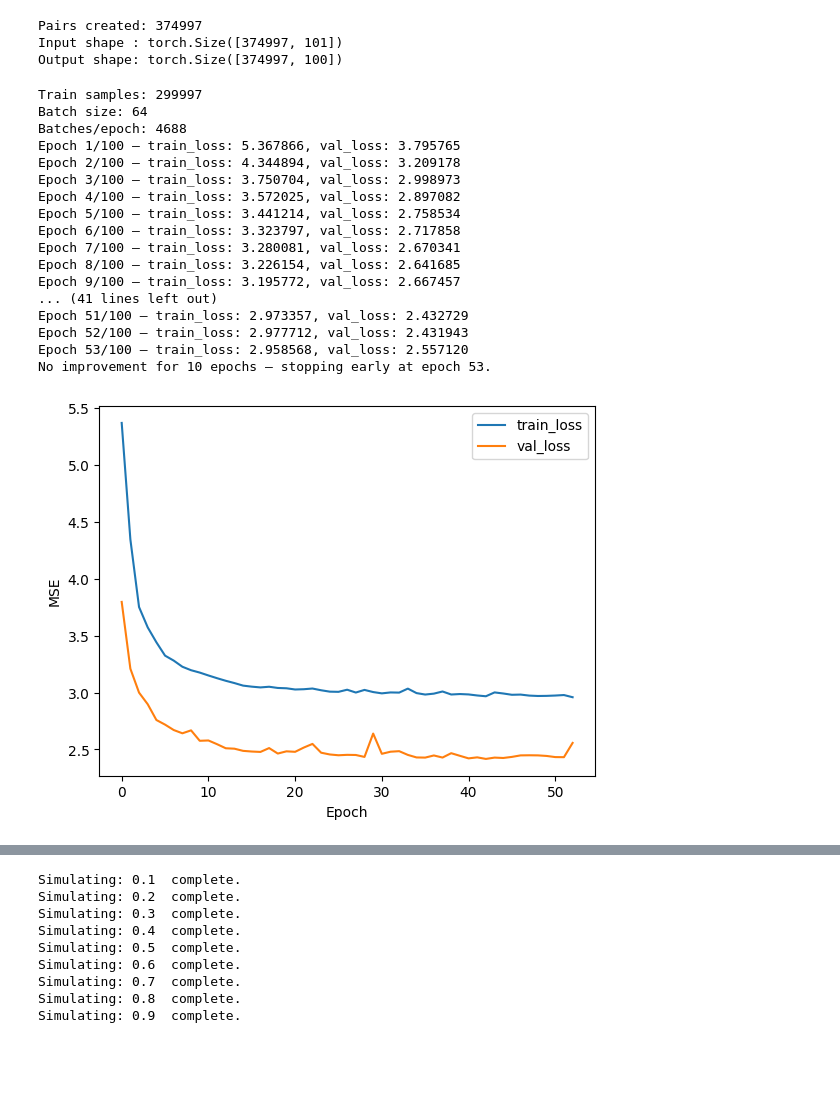
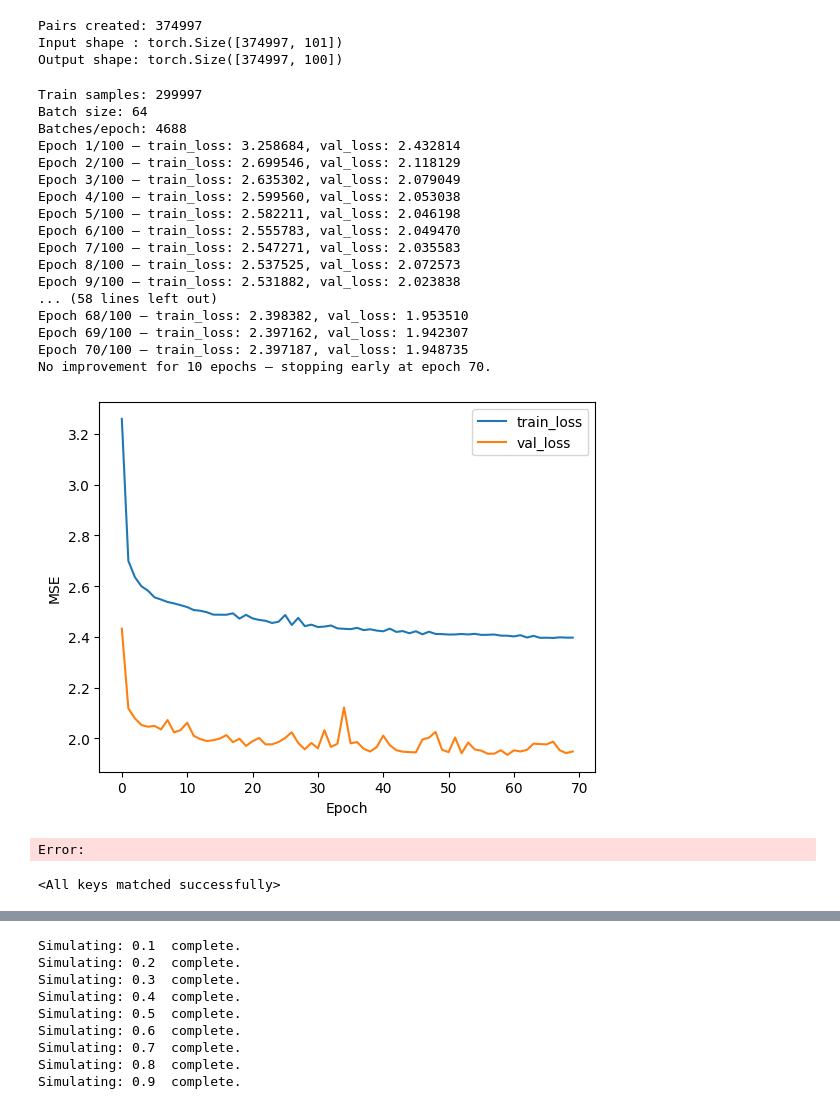
Before and after one commit to targinteanu/NeuralSystemID, a Jupyter notebook: neural_network_pytorch.ipynb, the cells around one changed output, grey strips where cells are left out. Drawn from its saved outputs; the diff is of its cells as text; code cells hidden in the pictures; blank space fills up the shorter version.

```diff
--- a/neural_network_pytorch.ipynb
+++ b/neural_network_pytorch.ipynb
@@ -137,7 +227,7 @@ test_size=0.2
 batch_size = 64
 input_size = X.shape[1] # set input_size equal to the width of tensor X
 output_size = Y.shape[1] # set output_size equal to the width of tensor Y
-model = NeuralNetwork(input_size, output_size)
+model = PairedDualConvNet(input_size, output_size)
 
 criterion = nn.MSELoss()
 optimizer = optim.Adam(model.parameters(), lr=0.001)
@@ -203,49 +293,55 @@ for epoch in range(num_epochs):
             Y_val_pred = model(X_val)
             l = criterion(Y_val_pred, Y_val)
             val_running += l.item() * X_val.size(0)
     epoch_val_loss = val_running / len(test_loader.dataset)
     val_losses.append(epoch_val_loss)
 
     print(f"Epoch {epoch+1}/{num_epochs} — train_loss: {epoch_train_loss:.6f}, val_loss: {epoch_val_loss:.6f}")
 
     # --- Early stopping ---
     if epoch_val_loss < best_val - 1e-9:
         best_val = epoch_val_loss
         no_improve = 0
         # Optionally save best model:
-        # torch.save(model.state_dict(), "best_model.pth")
+        torch.save(model.state_dict(), "neural_network_pytorch.pth")
     else:
         no_improve += 1
         if no_improve >= patience:
             print(f"No improvement for {patience} epochs — stopping early at epoch {epoch+1}.")
             break
 
 # After loop: plot train/val loss to inspect convergence
 plt.plot(train_losses, label='train_loss')
 plt.plot(val_losses, label='val_loss')
 plt.xlabel('Epoch')
 plt.ylabel('MSE')
 plt.legend()
 plt.show()
 # %% [output]
 Train samples: 299997
 Batch size: 64
 Batches/epoch: 4688
-Epoch 1/100 — train_loss: 5.367866, val_loss: 3.795765
-Epoch 2/100 — train_loss: 4.344894, val_loss: 3.209178
-Epoch 3/100 — train_loss: 3.750704, val_loss: 2.998973
-Epoch 4/100 — train_loss: 3.572025, val_loss: 2.897082
-Epoch 5/100 — train_loss: 3.441214, val_loss: 2.758534
-Epoch 6/100 — train_loss: 3.323797, val_loss: 2.717858
-Epoch 7/100 — train_loss: 3.280081, val_loss: 2.670341
-Epoch 8/100 — train_loss: 3.226154, val_loss: 2.641685
-Epoch 9/100 — train_loss: 3.195772, val_loss: 2.667457
-... (41 lines left out)
-Epoch 51/100 — train_loss: 2.973357, val_loss: 2.432729
-Epoch 52/100 — train_loss: 2.977712, val_loss: 2.431943
-Epoch 53/100 — train_loss: 2.958568, val_loss: 2.557120
-No improvement for 10 epochs — stopping early at epoch 53.
+Epoch 1/100 — train_loss: 3.258684, val_loss: 2.432814
+Epoch 2/100 — train_loss: 2.699546, val_loss: 2.118129
+Epoch 3/100 — train_loss: 2.635302, val_loss: 2.079049
+Epoch 4/100 — train_loss: 2.599560, val_loss: 2.053038
+Epoch 5/100 — train_loss: 2.582211, val_loss: 2.046198
+Epoch 6/100 — train_loss: 2.555783, val_loss: 2.049470
+Epoch 7/100 — train_loss: 2.547271, val_loss: 2.035583
+Epoch 8/100 — train_loss: 2.537525, val_loss: 2.072573
+Epoch 9/100 — train_loss: 2.531882, val_loss: 2.023838
+... (58 lines left out)
+Epoch 68/100 — train_loss: 2.398382, val_loss: 1.953510
+Epoch 69/100 — train_loss: 2.397162, val_loss: 1.942307
+Epoch 70/100 — train_loss: 2.397187, val_loss: 1.948735
+No improvement for 10 epochs — stopping early at epoch 70.
-[figure, old version]
+[figure, new version]
+Error:
+# %%
+# load best model
+model.load_state_dict(torch.load("neural_network_pytorch.pth"))
+# %% [output]
+<All keys matched successfully>
 # %%
 # Step 5: Evaluate the Model on Test Data
 model.eval()
```
Also changed, not shown: parts of 3 cells of this notebook, 1 other file.
